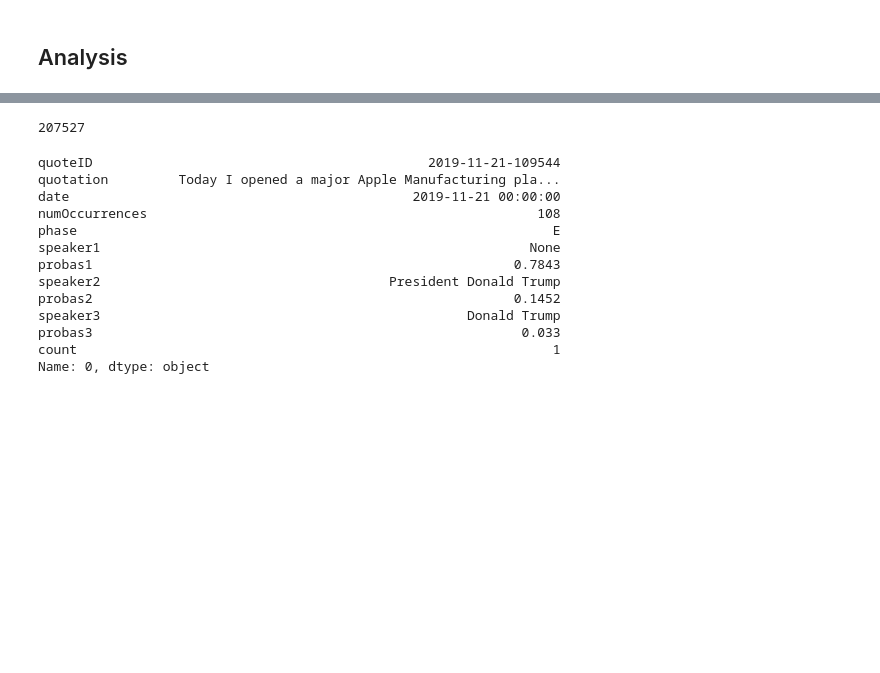
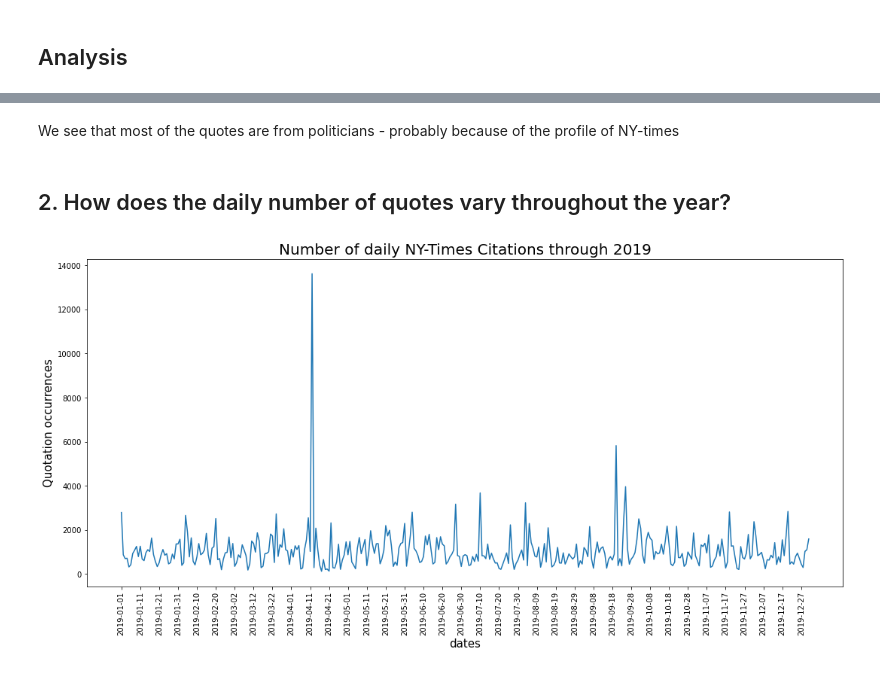
Before and after one commit to epfl-ada/ada-2021-project-club6analysis, a Jupyter notebook: ADA_initial_analysis.ipynb, the cells around one changed output, grey strips where cells are left out. Drawn from its saved outputs; the diff is of its cells as text; code cells hidden in the pictures; blank space fills up the shorter version.

```diff
--- a/ADA_initial_analysis.ipynb
+++ b/ADA_initial_analysis.ipynb
@@ -76,21 +72,18 @@ df.loc[df.quoteID == '2019-07-10-019478']
-# %%
-len(data)
-# %% [output]
-207527
-# %%
-
-df[df['quotation'].str.contains(r'Apple')]
-# %% [output]
-quoteID                                           2019-11-21-109544
-quotation         Today I opened a major Apple Manufacturing pla...
-date                                            2019-11-21 00:00:00
-numOccurrences                                                  108
-phase                                                             E
-speaker1                                                       None
-probas1                                                      0.7843
-speaker2                                     President Donald Trump
-probas2                                                      0.1452
-speaker3                                               Donald Trump
-probas3                                                       0.033
-count                                                             1
-Name: 0, dtype: object
+# %% [markdown]
+We see that most of the quotes are from politicians - probably because of the profile of NY-times
+# %% [markdown]
+## 2. How does the daily number of quotes vary throughout the year?
+# %%
+df['date_clean'] = df.apply(lambda x: x['date'][:10],axis=1)
+# %%
+time = df.groupby(['date_clean']).sum().index
+quote_num = df.groupby(['date_clean']).sum()['numOccurrences']
+fig,ax = plt.subplots(figsize=(18,8))
+ax.plot(time,quote_num)
+ax.set_xlabel("dates",size=15)
+plt.xticks(time[::10],rotation=90)
+ax.set_ylabel("Quotation occurrences",size=15)
+ax.set_title("Number of daily NY-Times Citations through 2019",size=20)
+plt.show()
+# %% [output]
+[figure, added]
```
Also changed, not shown: parts of 11 cells of this notebook.
